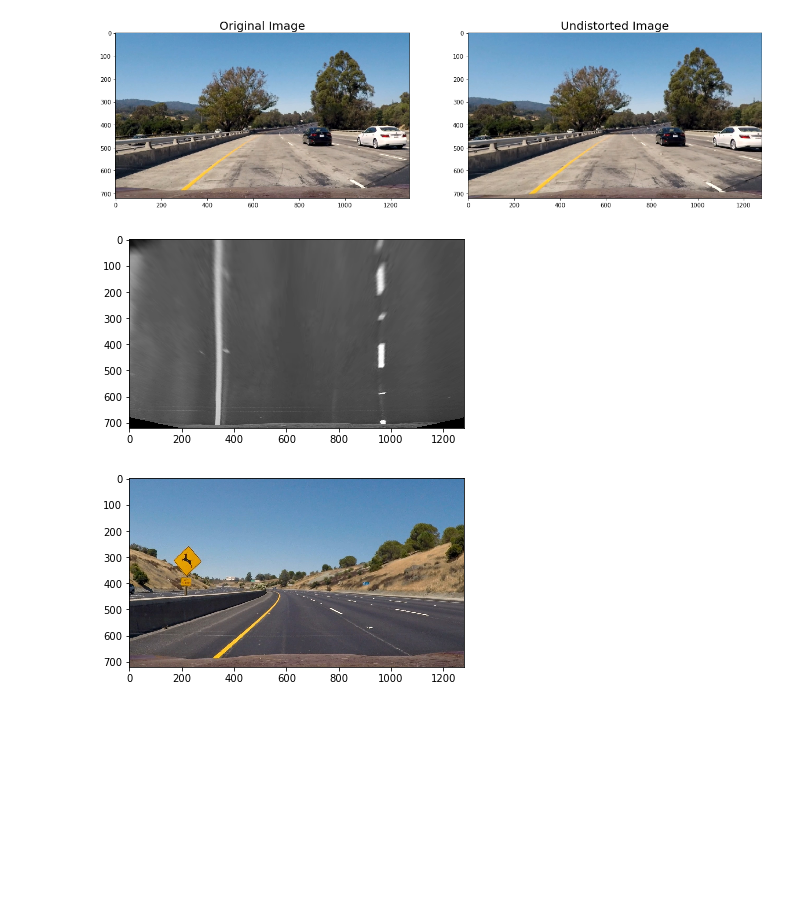
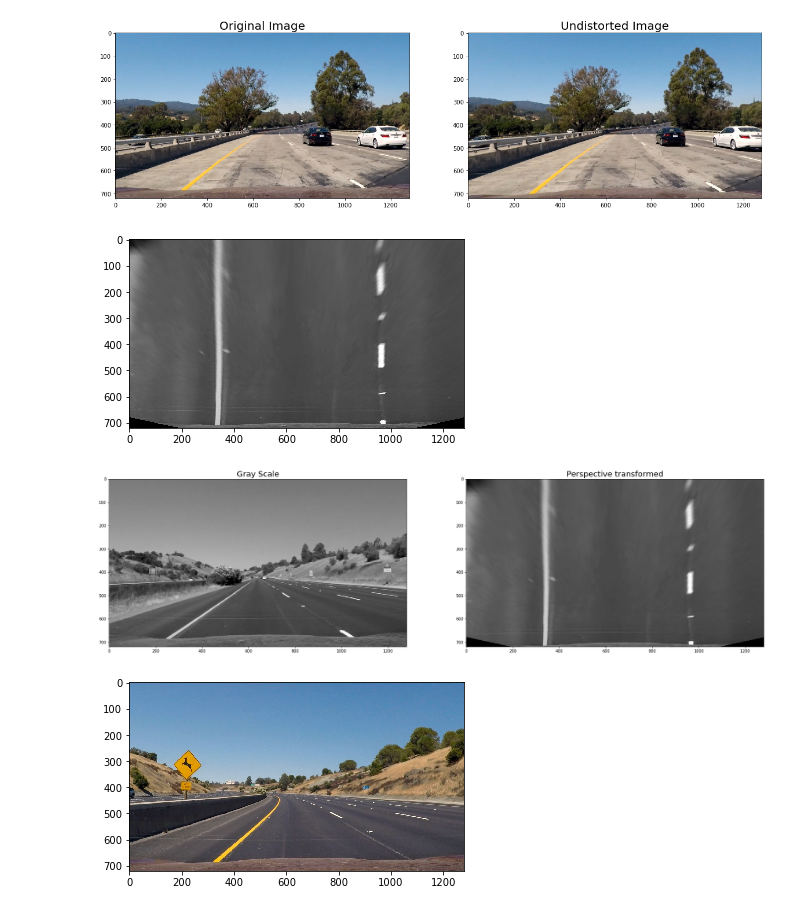
Before and after one commit to prudhvid/CarND-Advanced-Lane-Lines, a Jupyter notebook: Solution.ipynb, the cells around one changed output. Drawn from its saved outputs; the diff is of its cells as text; code cells hidden in the pictures; blank space fills up the shorter version.

```diff
--- a/Solution.ipynb
+++ b/Solution.ipynb
@@ -63,29 +63,32 @@ ax2.set_title('Undistorted Image', fontsize=20)
 # %%
 def getPerspectiveTransform():
     src = np.array([[582, 455], [700, 455], [1150, 720], [150, 720]], dtype = np.float32)
     dst = np.array([[300, 0], [1000, 0], [1000, 720], [300, 720]], dtype = np.float32)
 
     M = cv2.getPerspectiveTransform(src, dst)
     Minv = cv2.getPerspectiveTransform(dst, src)
     return M, Minv
 
 
 M, MInv = getPerspectiveTransform()
 
 
 img = cv2.imread('test_images/straight_lines1.jpg')
 img_size = (img.shape[1], img.shape[0])
 img = cv2.cvtColor(img, cv2.COLOR_BGR2GRAY)
 
 warped = cv2.warpPerspective(img, M, (img.shape[1], img.shape[0]))
 plt.imshow(warped, cmap='gray')
 
 def undistort_image(image):
     global mtx, dist, M
     dst = cv2.undistort(image, mtx, dist, None, mtx)
     return cv2.warpPerspective(dst, M, (image.shape[1], image.shape[0]))
+
+plot_images(img, undistort_image(img), "Gray Scale", "Perspective transformed")
 # %% [output]
 [figure]
+[figure, added]
 # %%
 def togray(img):
 #     img2 = cv2.cvtColor(img, cv2.COLOR_RGB2HSV)
```
Also changed, not shown: parts of 2 cells of this notebook, 4 other files.
